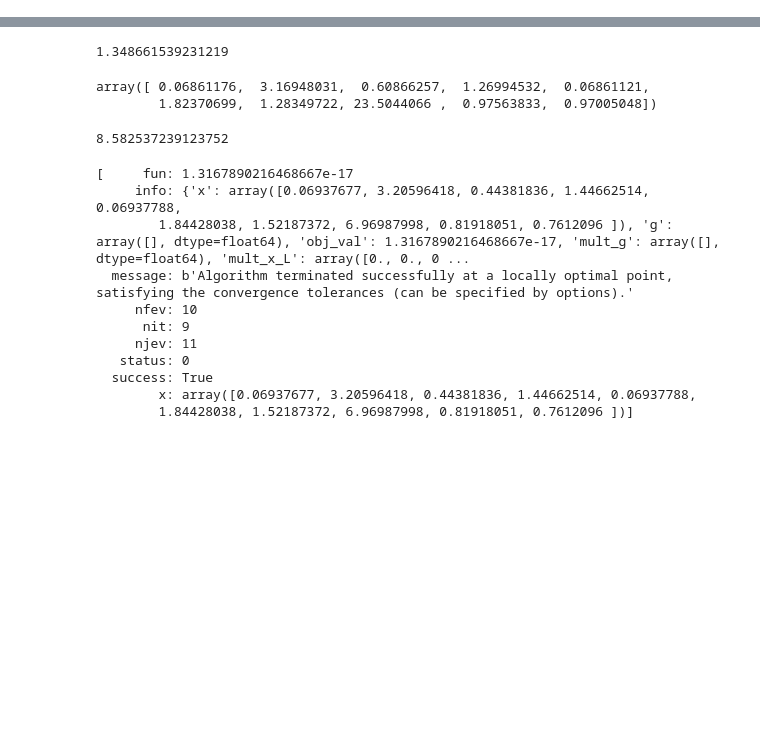
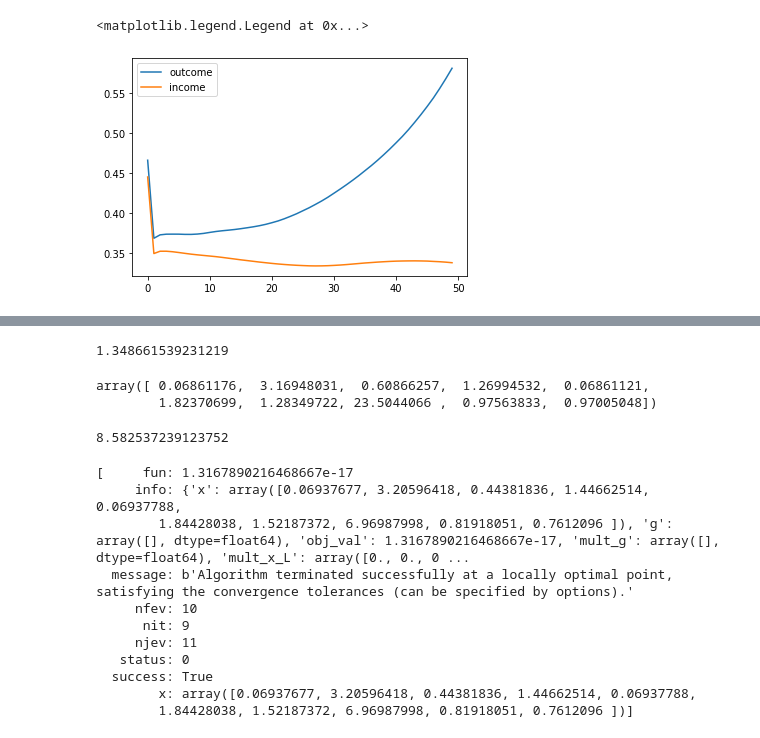
Before and after one commit to mkhlgrv/olg, a Jupyter notebook: steady_state.ipynb, the cells around one changed output, grey strips where cells are left out. Cells and saved outputs as stored; diff of their text form; code cells hidden in the pictures; blank space fills up the shorter version.

```diff
--- a/steady_state.ipynb
+++ b/steady_state.ipynb
@@ -77,0 +149,7 @@ import statsmodels.api as sm
+# %%
+plt.plot(olg.Gov_Outcome[:50]/olg.GDP[:50], label="outcome")
+plt.plot(olg.Gov_Income[:50]/olg.GDP[:50], label="income")
+plt.legend()
+# %% [output]
+<matplotlib.legend.Legend at 0x...>
+[figure, added]
```
Also changed, not shown: parts of 105 cells of this notebook, 9 other files.
